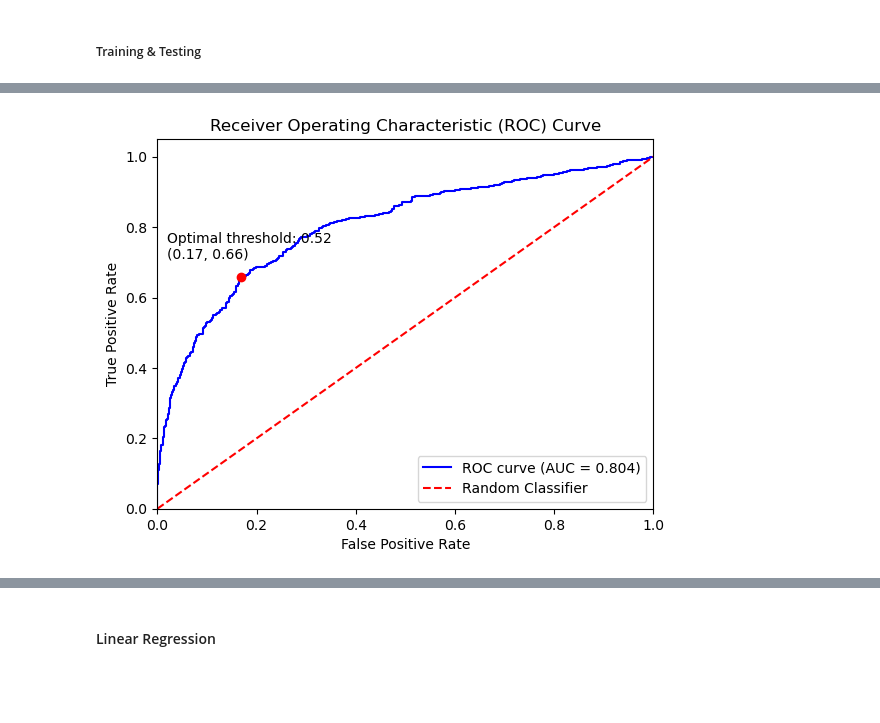
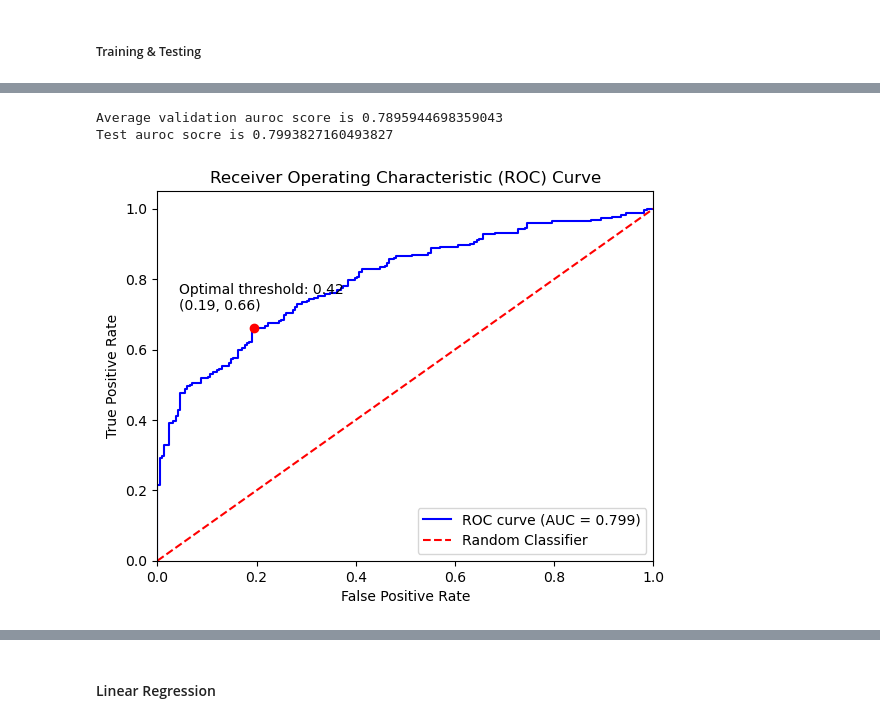
Before and after one commit to Jerryson520/Multi-Machine-Learning-Strategy-and-Backtesting, a Jupyter notebook: Exploration_notebooks/Backtesting_Framework.ipynb, the cells around one changed output, grey strips where cells are left out. Cells and saved outputs as stored; diff of their text form; code cells hidden in the pictures; blank space fills up the shorter version.

Commit message:
update logistic regression part

```diff
--- a/Exploration_notebooks/Backtesting_Framework.ipynb
+++ b/Exploration_notebooks/Backtesting_Framework.ipynb
@@ -872,2 +801,0 @@ X_test_scaled = ss.transform(X_test_df)
-# %%
-clf = LogisticRegression(random_state=42).fit(X_train_scaled, y_train_df)
@@ -874,3 +812,36 @@ clf = LogisticRegression(random_state=42).fit(X_train_scaled, y_train_df)
+# %%
+# train_test_split
+dev_test_split = int(0.8*X.shape[0])
+X_dev_df, X_test_df, y_dev_df, y_test_df= X.iloc[:dev_test_split].to_numpy(), X.iloc[dev_test_split:].to_numpy(), y.iloc[:dev_test_split].to_numpy(), y.iloc[dev_test_split:].to_numpy()
+
+# TimeSeriesSplit cross-validation on the train set
+tscv = TimeSeriesSplit(n_splits=5)
+
+ss = MinMaxScaler()
+
+# train_val_split = int(0.75*X_dev_df.shape[0])
+# X_train_df, X_val_df, y_train_df, y_val_df = X_dev_df.iloc[:train_val_split], X_dev_df.iloc[train_val_split:], y_dev_df.iloc[:train_val_split], y_dev_df.iloc[train_val_split:]
+val_time_series_split_score = []
+for train_idx, val_idx in tscv.split(X_dev_df):
+
+    X_train, X_val, y_train, y_val = X_dev_df[train_idx], X_dev_df[val_idx], y_dev_df[train_idx], y_dev_df[val_idx]
+    X_train_scaled = ss.fit_transform(X_train)
+    X_val_scaled = ss.transform(X_val)
+
+    clf = LogisticRegression(random_state=42)
+    clf.fit(X_train_scaled, y_train)
+    pred_prob = clf.predict_proba(X_val_scaled)
+    # Assuming pred_prob contains the predicted probabilities for the positive class
+    y_score = pred_prob[:, 1]
+    fpr, tpr, thresholds = roc_curve(y_val, y_score)
+
+    # Calculate the AUC
+    val_time_series_split_score.append(auc(fpr, tpr))
+
+print(f"Average validation auroc score is {np.mean(val_time_series_split_score)}")
+# %% [output]
+Average validation auroc score is 0.7895944698359043
+Test auroc socre is 0.7993827160493827
 # %%
 # pred_prob
 # %%
@@ -882,36 +853,36 @@ pickle.dump(clf, open(filename, 'wb'))
 # %%
 from sklearn.metrics import roc_curve, auc
 
+X_dev_scaled = ss.fit_transform(X_dev_df)
+X_test_scaled = ss.transform(X_test_df)
 
-pred_prob = clf.predict_proba(X_train_scaled)
-# Assuming pred_prob contains the predicted probabilities for the positive class
-y_score = pred_prob[:, 1]
-
-# Calculate false positive rate, true positive rate, and thresholds
-fpr, tpr, thresholds = roc_curve(y_train_df, y_score)
+# clf.fit(X_dev_scaled, y_dev_df)
+y_score = clf.predict_proba(X_test_scaled)[:, 1]
+fpr, tpr, thresholds = roc_curve(y_test_df, y_score)
+# print(f"Test auroc socre is {auc(fpr, tpr)}")
 
 # Calculate the AUC
 roc_auc = auc(fpr, tpr)
 
 optimal_idx = np.argmax(tpr - fpr)
 optimal_threshold = thresholds[optimal_idx]
 optimal_point = (fpr[optimal_idx], tpr[optimal_idx])
 
 # Plot the ROC curve
 fig, ax = plt.subplots()
 ax.plot(fpr, tpr, color='blue', label=f'ROC curve (AUC = {roc_auc:.3f})')
 ax.plot([0, 1], [0, 1], color='red', linestyle='--', label='Random Classifier')
 ax.plot(optimal_point[0], optimal_point[1], 'ro', markersize=6)
 ax.text(optimal_point[0]-0.15, optimal_point[1]+0.05, f'Optimal threshold: {optimal_threshold:.2f}\n({optimal_point[0]:.2f}, {optimal_point[1]:.2f})')
 ax.set_xlim([0.0, 1.0])
 ax.set_ylim([0.0, 1.05])
 ax.set_xlabel('False Positive Rate')
 ax.set_ylabel('True Positive Rate')
 ax.set_title('Receiver Operating Characteristic (ROC) Curve')
 ax.legend(loc="lower right")
 plt.show()
 # %% [output]
-[figure, old version]
+[figure, new version]
 # %%
 from sklearn.metrics import roc_curve, auc
 
```
Also changed, not shown: parts of 60 cells of this notebook, 1 other file.
